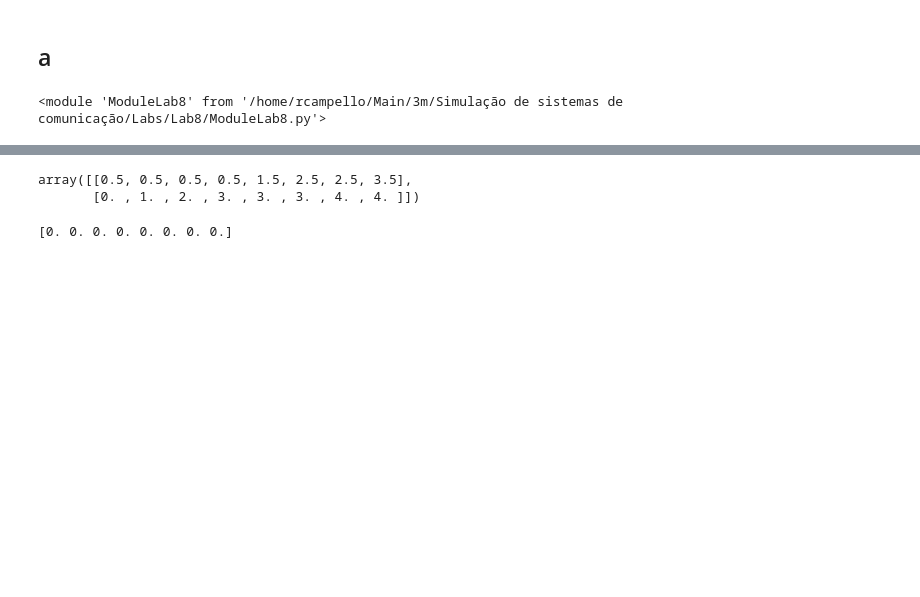
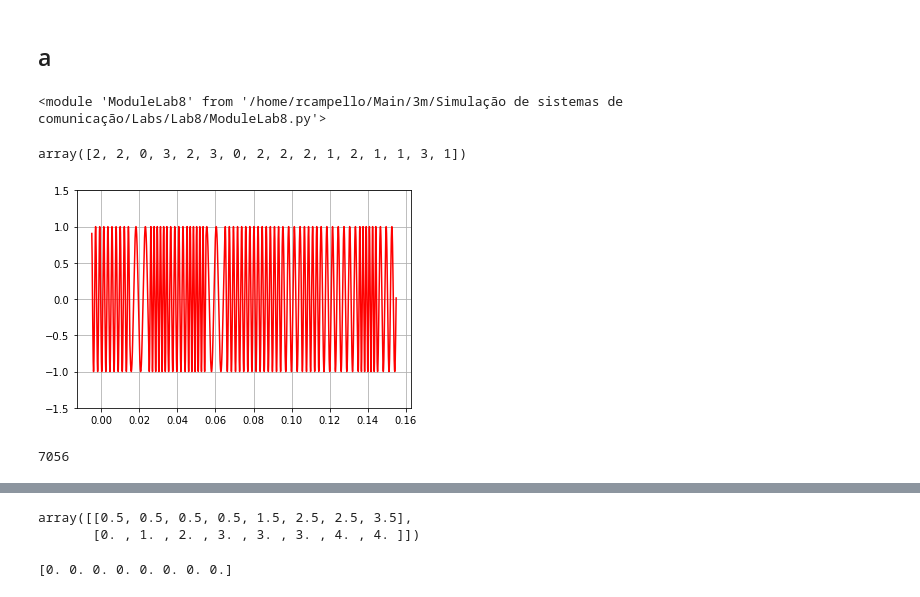
Before and after one commit to rafaelmcam/PeterMathysCommunicationsLab, a Jupyter notebook: Lab8/Lab8.ipynb, the cells around one changed output, grey strips where cells are left out. Cells and saved outputs as stored; diff of their text form; code cells hidden in the pictures; blank space fills up the shorter version.

```diff
--- a/Lab8/Lab8.ipynb
+++ b/Lab8/Lab8.ipynb
@@ -916,5 +916,10 @@ reload(ModuleLab8)
 # %% [output]
 <module 'ModuleLab8' from '/home/rcampello/Main/3m/Simulação de sistemas de comunicação/Labs/Lab8/ModuleLab8.py'>
 # %%
-data = np.array([0, 1, 1, 1, 0, 0, 1, 0])
-dn = comsig.sigSequ(data, FB = 100)
+M = 4
+FB = 100
+# data = np.array([0, 1, 1, 1, 0, 0, 1, 0])
+data = np.random.randint(0, M, size = 16)
+data = np.array([2, 2, 0, 3, 2, 3, 0, 2, 2, 2, 1, 2, 1, 1, 3, 1])
+
+dn = comsig.sigSequ(data, FB = FB)
@@ -922,0 +926,19 @@ f1, f2 = 332, 723
+# %%
+data
+# %% [output]
+array([2, 2, 0, 3, 2, 3, 0, 2, 2, 2, 1, 2, 1, 1, 3, 1])
+# %%
+sig_xt = ModuleLab8.cpfskxmtr(M, dn, 44100, 'rect', [], [202, 131])
+# %%
+plt.ylim([-1.5, 1.5])
+plt.grid()
+# for i in range(1, data.size):
+#     plt.plot([(i - 1.5) * int(Fs / FB) for j in range(10)], np.linspace(-1, 1, 10))
+plt.plot(sig_xt.timeAxis(), sig_xt.signal(), color = "red")
+plt.show()
+# %% [output]
+[figure, added]
+# %%
+sig_xt.timeAxis().size
+# %% [output]
+7056
```
Also changed, not shown: parts of 52 cells of this notebook, 2 other files.
